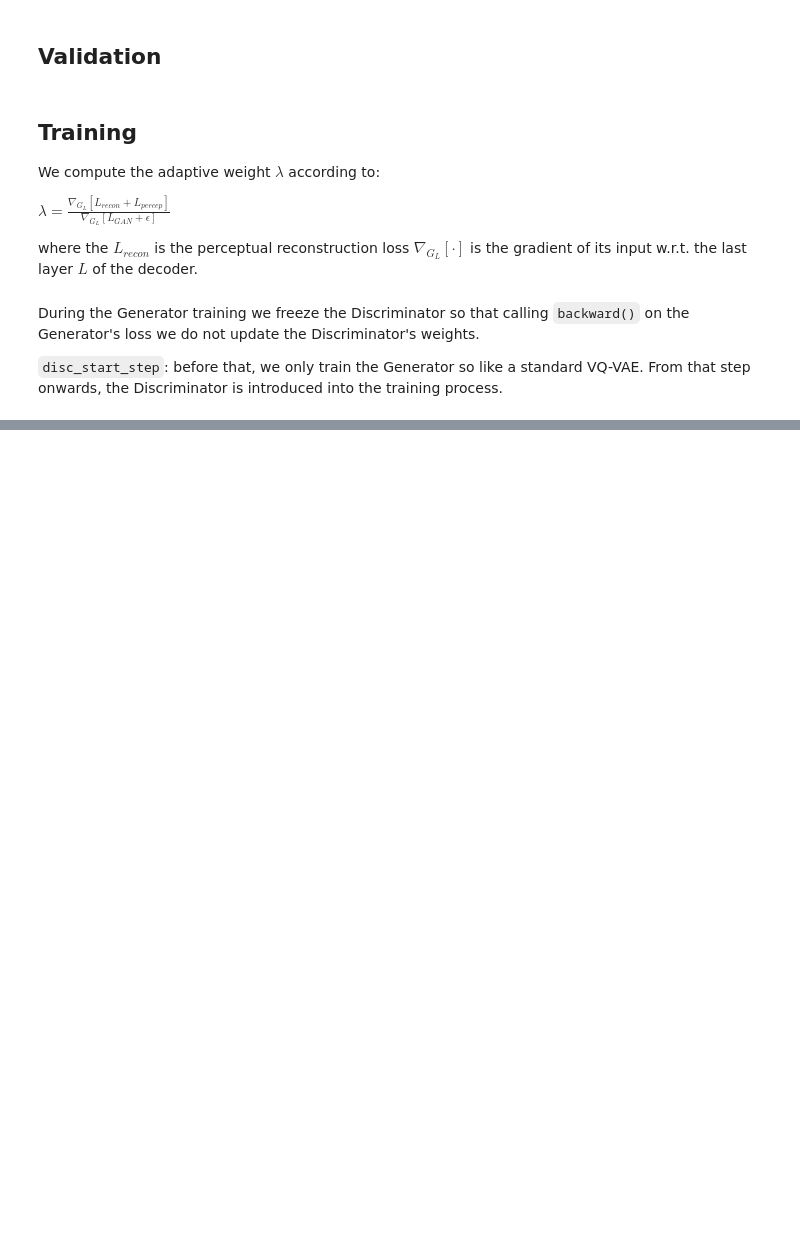
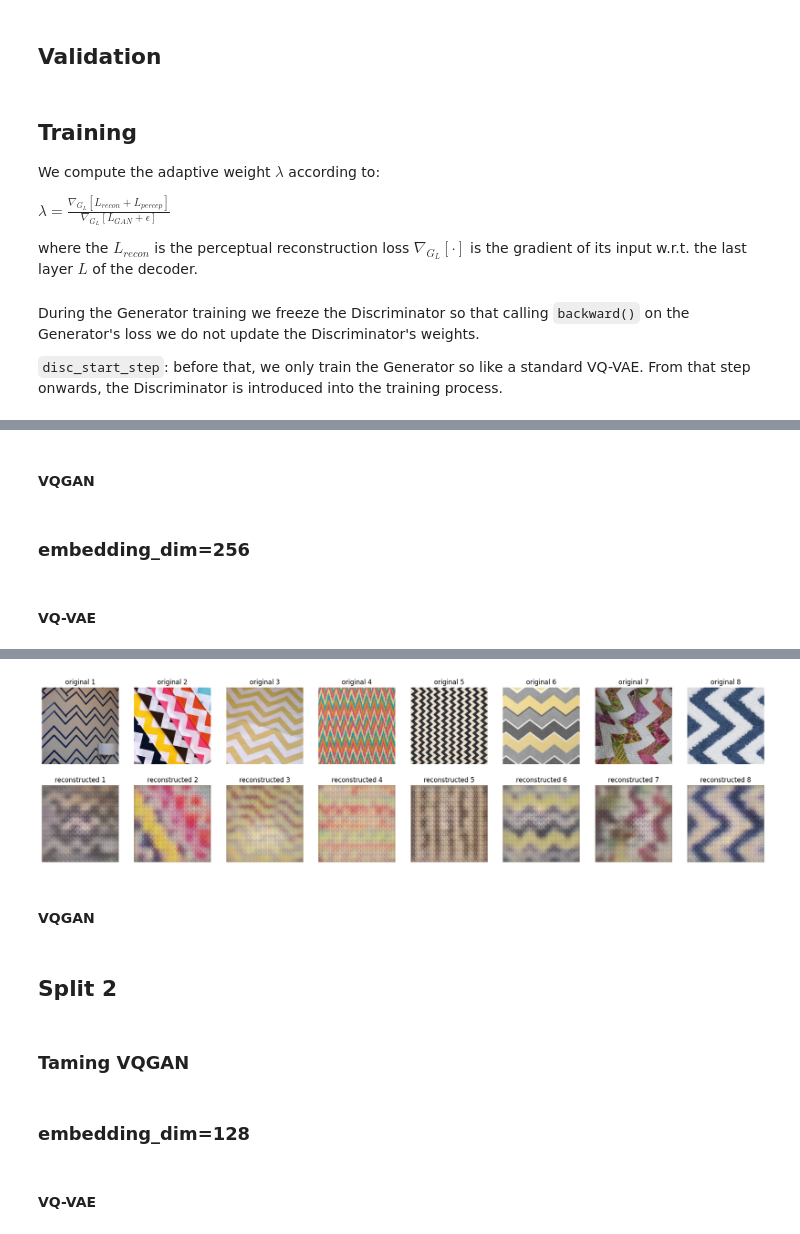
Before and after one commit to ValentinaEmili/Texture-synthesis, a Jupyter notebook: codebook/training_temp.ipynb, the cells around one changed output, grey strips where cells are left out. Cells and saved outputs as stored; diff of their text form; code cells hidden in the pictures; blank space fills up the shorter version.

```diff
--- a/codebook/training_temp.ipynb
+++ b/codebook/training_temp.ipynb
@@ -583,0 +707,2 @@ else:
+# %% [markdown]
+#### VQGAN
@@ -583,0 +711,7 @@ else:
+# %% [markdown]
+### embedding_dim=256
+# %% [markdown]
+#### VQ-VAE
+# %%
+_, _, _ = visual_validation(generator, val_loader, device)
+# %% [output]
@@ -583,0 +724,11 @@ else:
+[figure, added]
+# %% [markdown]
+#### VQGAN
+# %% [markdown]
+## Split 2
+# %% [markdown]
+### Taming VQGAN
+# %% [markdown]
+### embedding_dim=128
+# %% [markdown]
+#### VQ-VAE
```
Also changed, not shown: parts of 29 cells of this notebook.
